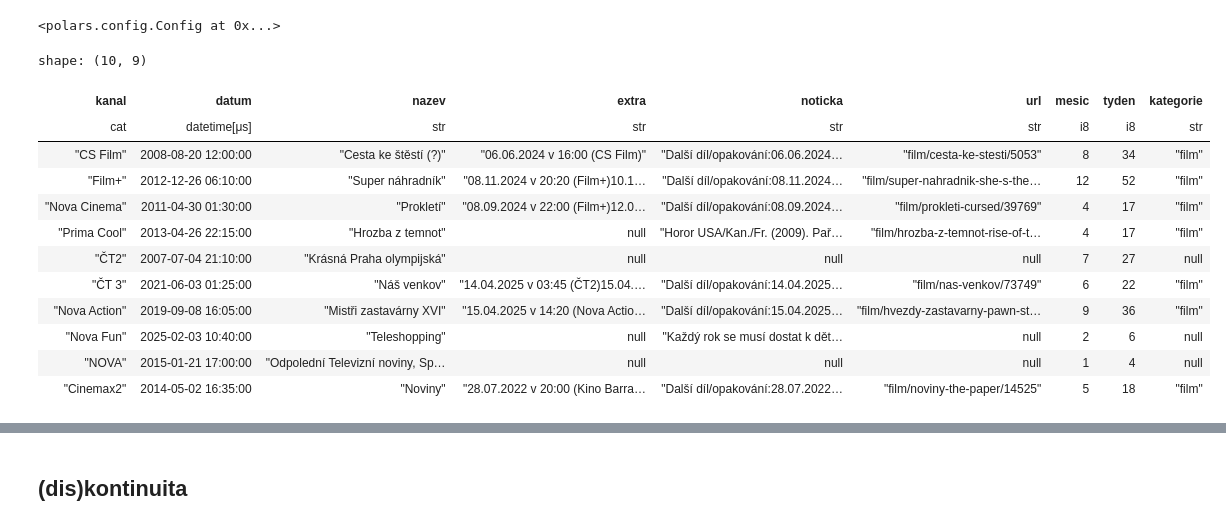
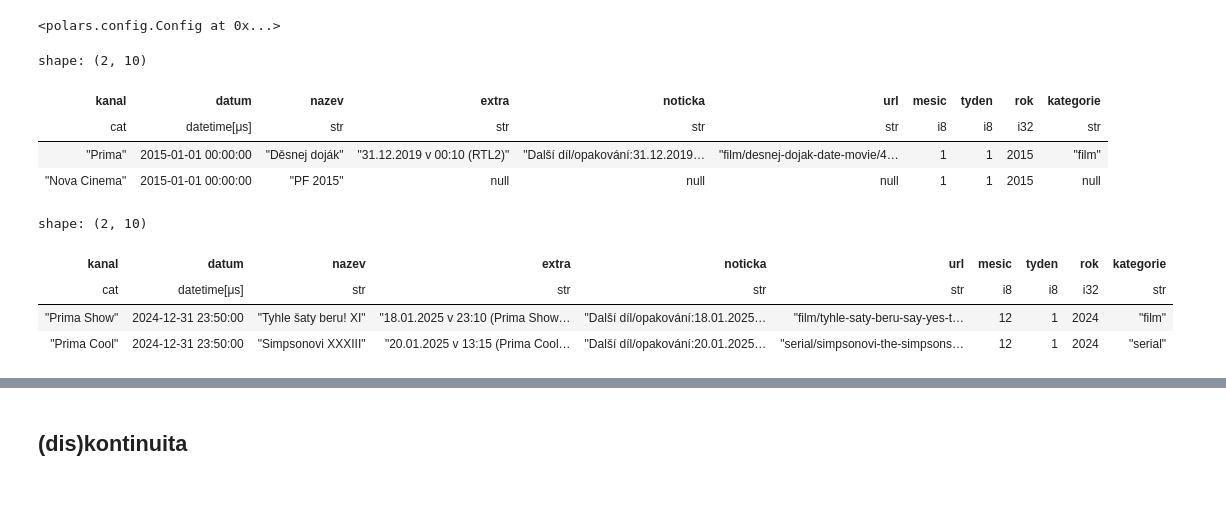
Before and after one commit to DataRozhlas/televizni-programy, a Jupyter notebook: 104_leto.ipynb, the cells around one changed output, grey strips where cells are left out. Drawn from its saved outputs; the diff is of its cells as text; code cells hidden in the pictures; blank space fills up the shorter version.

```diff
--- a/104_leto.ipynb
+++ b/104_leto.ipynb
@@ -26,22 +37,24 @@ df = pl.read_parquet(
     ).alias(
         "kategorie"
     )
+).filter(
+    pl.col("rok").is_between(2015,2024)
 ).sort(
     by="datum"
 )
 # %%
-df.sample(10)
+df.head(2)
 # %% [output]
-shape: (10, 9)
+shape: (2, 10)
-| kanal | datum | nazev | extra | noticka | url | mesic | tyden | kategorie |
-| cat | datetime[μs] | str | str | str | str | i8 | i8 | str |
-| "CS Film" | 2008-08-20 12:00:00 | "Cesta ke štěstí (?)" | "06.06.2024 v 16:00 (CS Film)" | "Další díl/opakování:06.06.2024… | "film/cesta-ke-stesti/5053" | 8 | 34 | "film" |
-| "Film+" | 2012-12-26 06:10:00 | "Super náhradník" | "08.11.2024 v 20:20 (Film+)10.1… | "Další díl/opakování:08.11.2024… | "film/super-nahradnik-she-s-the… | 12 | 52 | "film" |
-| "Nova Cinema" | 2011-04-30 01:30:00 | "Prokletí" | "08.09.2024 v 22:00 (Film+)12.0… | "Další díl/opakování:08.09.2024… | "film/prokleti-cursed/39769" | 4 | 17 | "film" |
-| "Prima Cool" | 2013-04-26 22:15:00 | "Hrozba z temnot" | null | "Horor USA/Kan./Fr. (2009). Pař… | "film/hrozba-z-temnot-rise-of-t… | 4 | 17 | "film" |
-| "ČT2" | 2007-07-04 21:10:00 | "Krásná Praha olympijská" | null | null | null | 7 | 27 | null |
-| "ČT 3" | 2021-06-03 01:25:00 | "Náš venkov" | "14.04.2025 v 03:45 (ČT2)15.04.… | "Další díl/opakování:14.04.2025… | "film/nas-venkov/73749" | 6 | 22 | "film" |
-| "Nova Action" | 2019-09-08 16:05:00 | "Mistři zastavárny XVI" | "15.04.2025 v 14:20 (Nova Actio… | "Další díl/opakování:15.04.2025… | "film/hvezdy-zastavarny-pawn-st… | 9 | 36 | "film" |
-| "Nova Fun" | 2025-02-03 10:40:00 | "Teleshopping" | null | "Každý rok se musí dostat k dět… | null | 2 | 6 | null |
-| "NOVA" | 2015-01-21 17:00:00 | "Odpolední Televizní noviny, Sp… | null | null | null | 1 | 4 | null |
-| "Cinemax2" | 2014-05-02 16:35:00 | "Noviny" | "28.07.2022 v 20:00 (Kino Barra… | "Další díl/opakování:28.07.2022… | "film/noviny-the-paper/14525" | 5 | 18 | "film" |
+| kanal | datum | nazev | extra | noticka | url | mesic | tyden | rok | kategorie |
+| cat | datetime[μs] | str | str | str | str | i8 | i8 | i32 | str |
+| "Prima" | 2015-01-01 00:00:00 | "Děsnej doják" | "31.12.2019 v 00:10 (RTL2)" | "Další díl/opakování:31.12.2019… | "film/desnej-dojak-date-movie/4… | 1 | 1 | 2015 | "film" |
+| "Nova Cinema" | 2015-01-01 00:00:00 | "PF 2015" | null | null | null | 1 | 1 | 2015 | null |
+# %%
+df.tail(2)
+# %% [output]
+shape: (2, 10)
+| kanal | datum | nazev | extra | noticka | url | mesic | tyden | rok | kategorie |
+| cat | datetime[μs] | str | str | str | str | i8 | i8 | i32 | str |
+| "Prima Show" | 2024-12-31 23:50:00 | "Tyhle šaty beru! XI" | "18.01.2025 v 23:10 (Prima Show… | "Další díl/opakování:18.01.2025… | "film/tyhle-saty-beru-say-yes-t… | 12 | 1 | 2024 | "film" |
+| "Prima Cool" | 2024-12-31 23:50:00 | "Simpsonovi XXXIII" | "20.01.2025 v 13:15 (Prima Cool… | "Další díl/opakování:20.01.2025… | "serial/simpsonovi-the-simpsons… | 12 | 1 | 2024 | "serial" |
```
Also changed, not shown: parts of 39 cells of this notebook.
